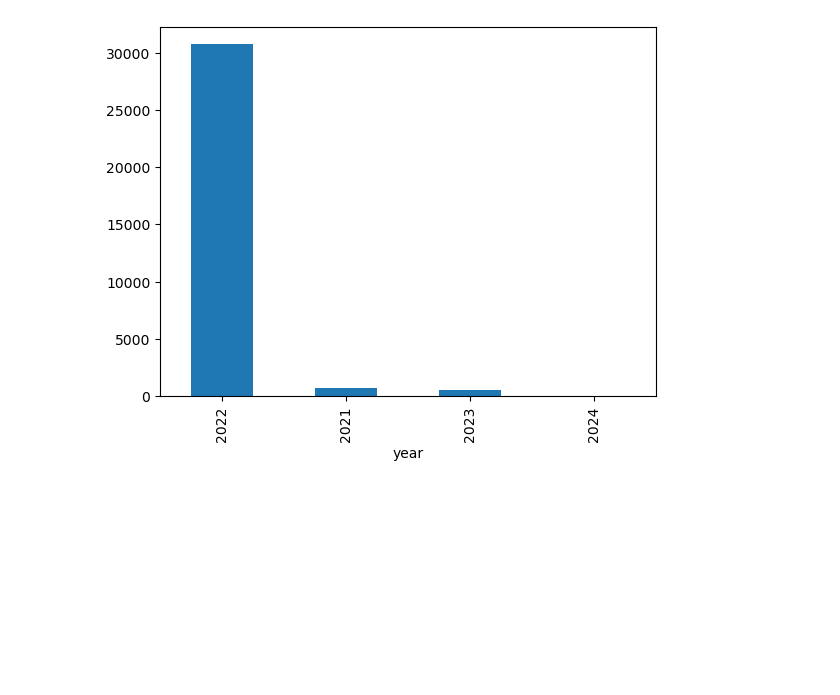
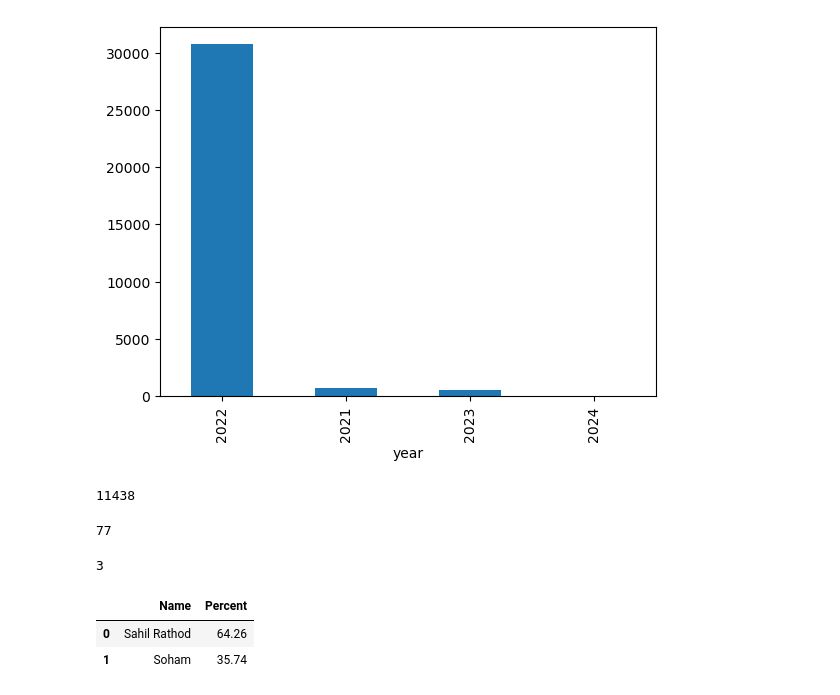
Before and after one commit to Sohamm31/Whatsapp-Chat-Analyzer, a Jupyter notebook: Whatsapp Chat Analyzer.ipynb, the cells around one changed output. Cells and saved outputs as stored; diff of their text form; code cells hidden in the pictures; blank space fills up the shorter version.

```diff
--- a/Whatsapp Chat Analyzer.ipynb
+++ b/Whatsapp Chat Analyzer.ipynb
@@ -131,0 +134,4 @@ df["year"].value_counts().plot(kind = "bar")
+# %%
+new_df
+# %% [output]
+11438
@@ -131,0 +140,4 @@ df["year"].value_counts().plot(kind = "bar")
+# %%
+media_df
+# %% [output]
+77
@@ -131,0 +146,10 @@ df["year"].value_counts().plot(kind = "bar")
+# %%
+doc_messages
+# %% [output]
+3
+# %%
+df = round(df["Username"].value_counts()/df.shape[0]*100,2).reset_index().rename(columns = {"count":"Percent","Username":"Name"})
+# %% [output]
+|  | Name | Percent |
+| 0 | Sahil Rathod | 64.26 |
+| 1 | Soham | 35.74 |
```
Also changed, not shown: parts of 3 cells of this notebook, 3 other files.
